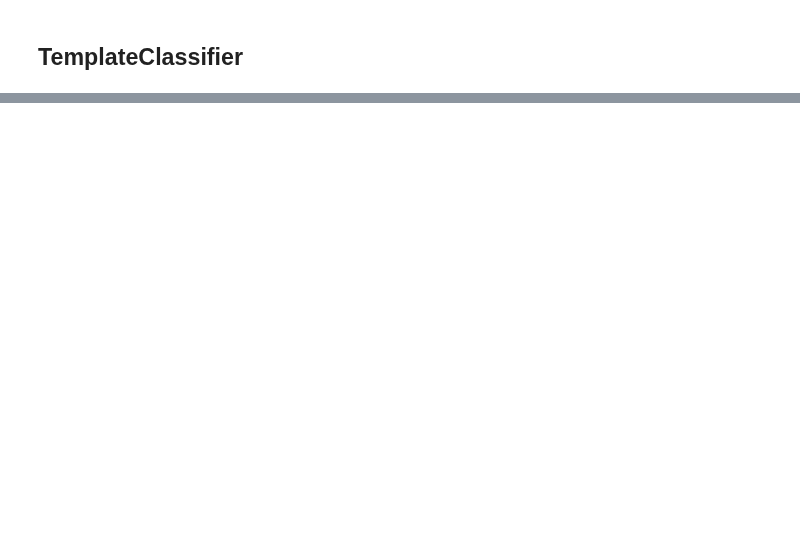
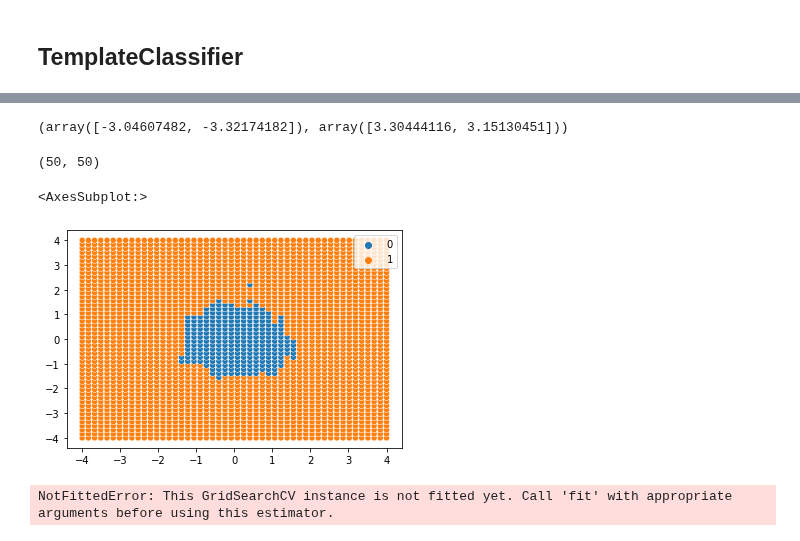
Before and after one commit to capitantoto/fermat, a Jupyter notebook: notebooks/04. Chequeo de Sanidad: EuclideanKDE y KernelDensity.ipynb, the cells around one changed output, grey strips where cells are left out. Saved outputs shown, nothing was run; the diff lists cells and outputs as text; code cells hidden in the pictures; blank space fills up the shorter version.

```diff
--- a/notebooks/04. Chequeo de Sanidad: EuclideanKDE y KernelDensity.ipynb
+++ b/notebooks/04. Chequeo de Sanidad: EuclideanKDE y KernelDensity.ipynb
@@ -701,0 +1049,24 @@ unique_labels()
+# %%
+X.min(axis=0), X.max(axis=0)
+# %% [output]
+(array([-3.04607482, -3.32174182]), array([3.30444116, 3.15130451]))
+# %%
+x = np.linspace(-4, 4, 50)
+y = np.linspace(-4, 4, 50)
+# %%
+xx, yy = np.meshgrid(x, y)
+# %%
+rcclf.predict()
+# %% [output]
+(50, 50)
+# %%
+rfpred = rfclf.predict(np.hstack([xx.reshape(-1, 1), yy.reshape(-1, 1)]))
+# %%
+sns.scatterplot(x=xx.ravel(), y=yy.ravel(), hue=rfpred)
+# %% [output]
+<AxesSubplot:>
+[figure, added]
+# %%
+fmtpred = clf.predict(np.hstack([xx.reshape(-1, 1), yy.reshape(-1, 1)]))
+# %% [output]
+NotFittedError: This GridSearchCV instance is not fitted yet. Call 'fit' with appropriate arguments before using this estimator.
```
Also changed, not shown: parts of 104 cells of this notebook, 6 other files.
